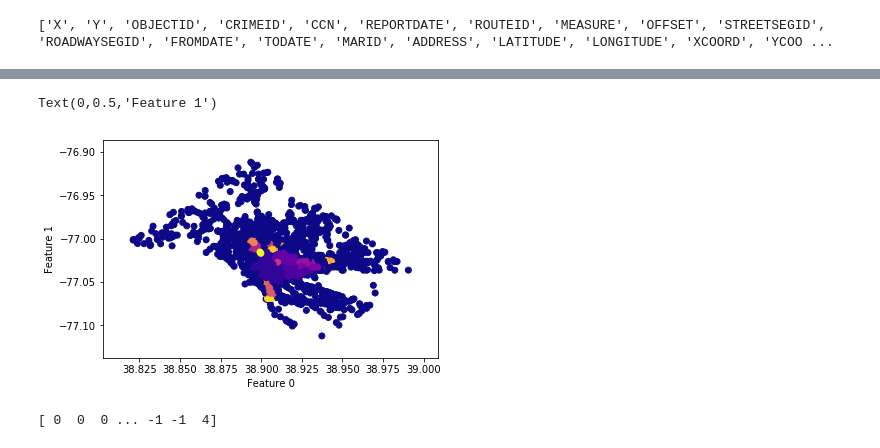
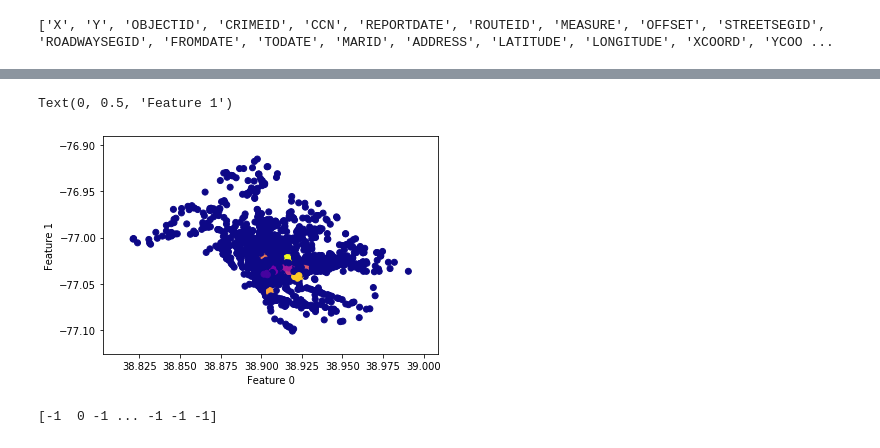
Before and after one commit to jagluck/dc-bike-analysis, a Jupyter notebook: bikes.ipynb, the cells around one changed output, grey strips where cells are left out. Drawn from its saved outputs; the diff is of its cells as text; code cells hidden in the pictures.

```diff
--- a/bikes.ipynb
+++ b/bikes.ipynb
@@ -41,30 +48,33 @@ smallBikeData = smallBikeData[smallBikeData['FROMDATE'] > "2016-12-31"]
 # %%
 accPoints = np.empty((0, 2))
 for lat,long in zip(smallBikeData['LATITUDE'], smallBikeData['LONGITUDE']):
     accPoints = np.append(accPoints, np.array([[lat,long]]), axis=0)
 
 # # generate some random cluster data
 # X, y = make_blobs(random_state=170, n_samples=600, centers = 5)
 # rng = np.random.RandomState(74)
 
 
 # # Compute DBSCAN
-db = DBSCAN(eps=0.0015, min_samples=20).fit(accPoints)
+db = DBSCAN(eps=0.0017, min_samples=20).fit(accPoints)
+
+# worst 3 hubs eps=0.0015, min_samples=25
+# more hubs eps=0.0014, min_samples=15
 
 clusters = db.fit_predict(accPoints)
 # plot the cluster assignments
 plt.scatter(accPoints[:, 0], accPoints[:, 1], c=clusters, cmap="plasma")
 plt.xlabel("Feature 0")
 plt.ylabel("Feature 1")
 # %% [output]
-Text(0,0.5,'Feature 1')
+Text(0, 0.5, 'Feature 1')
-[figure, old version]
+[figure, new version]
 # %%
 print(clusters)
 # https://alysivji.github.io/getting-started-with-folium.html
 # i think here we make the data into a geo json and after plot that
 # %% [output]
-[ 0  0  0 ... -1 -1  4]
+[-1  0 -1 ... -1 -1 -1]
 # %%
 # plotting all bike accidents
 dcMap = folium.Map(location=[38.9072, -77.0369], zoom_start=13)
```
Also changed, not shown: parts of 2 cells of this notebook.
